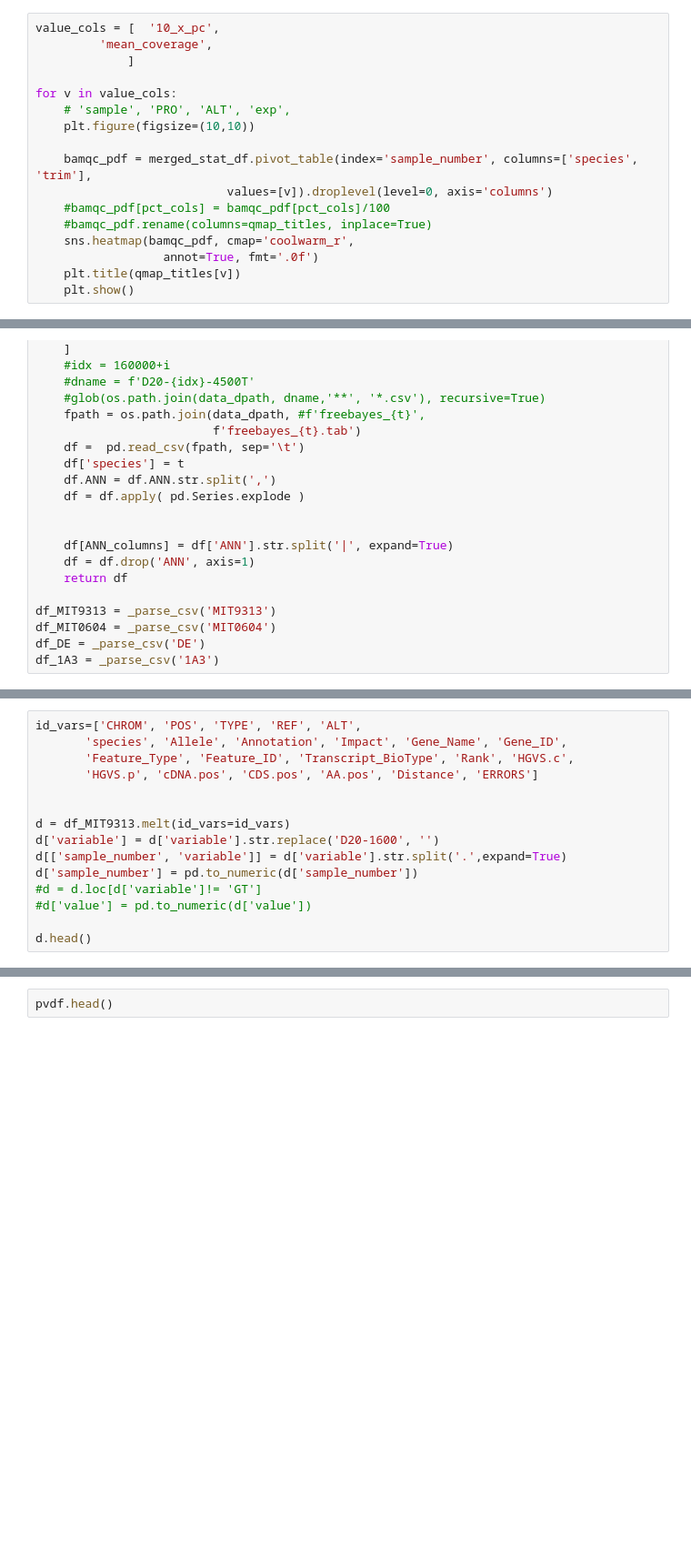
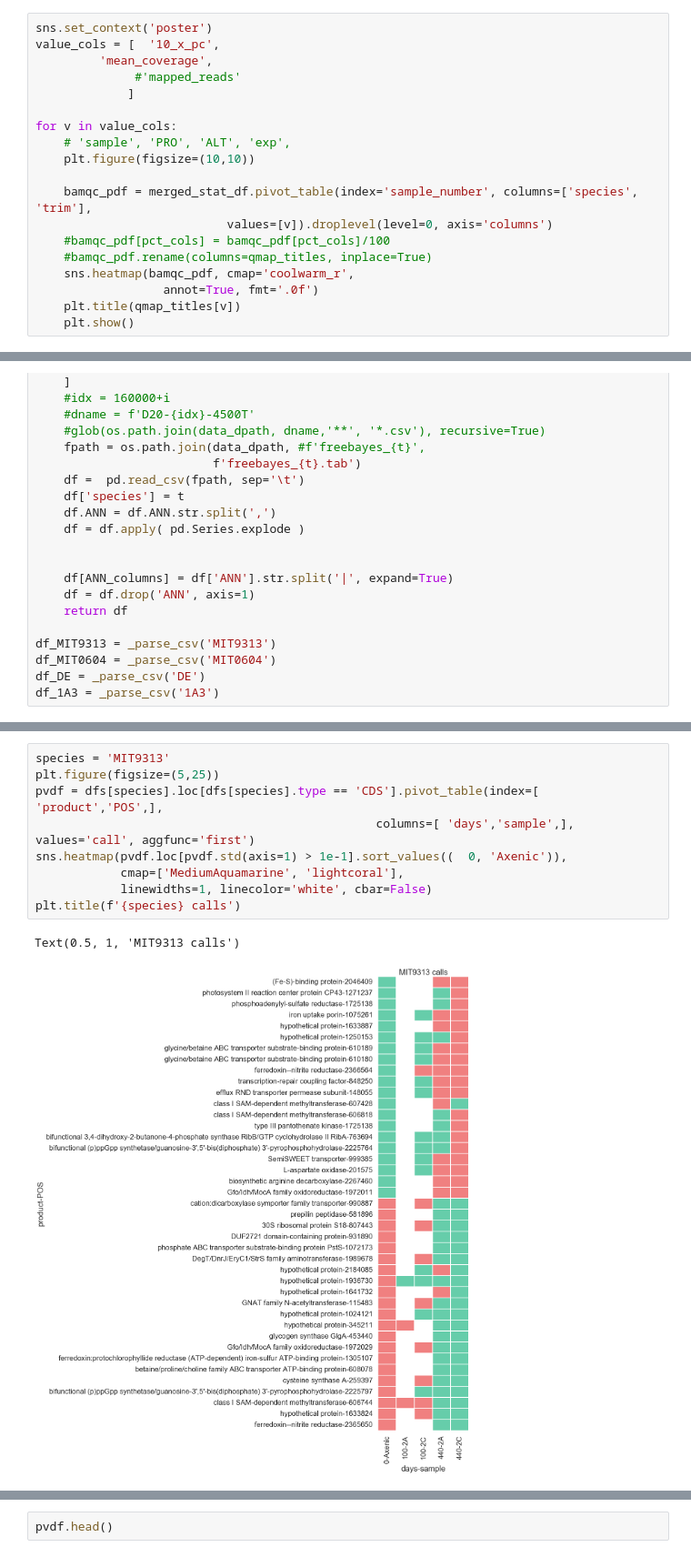
Before and after one commit to wosnat/ccpa, a Jupyter notebook: ccpa_snippy.ipynb, the cells around one changed output, grey strips where cells are left out. Shown at 91% size. Cells and saved outputs as stored; diff of their text form; blank space fills up the shorter version.

```diff
--- a/ccpa_snippy.ipynb
+++ b/ccpa_snippy.ipynb
@@ -330,8 +330,10 @@ plt.suptitle('% cov > 10x', y=1)
 Text(0.5, 1, '% cov > 10x')
 [figure]
 # %%
+sns.set_context('poster')
 value_cols = [  '10_x_pc',
          'mean_coverage',
+              #'mapped_reads'
              ]
 
 for v in value_cols:
@@ -417,15 +387,0 @@ Index(['CHROM', 'POS', 'TYPE', 'REF', 'ALT', 'D20-160003.GQ', 'D20-160003.GT',
-# %%
-id_vars=['CHROM', 'POS', 'TYPE', 'REF', 'ALT',
-       'species', 'Allele', 'Annotation', 'Impact', 'Gene_Name', 'Gene_ID',
-       'Feature_Type', 'Feature_ID', 'Transcript_BioType', 'Rank', 'HGVS.c',
-       'HGVS.p', 'cDNA.pos', 'CDS.pos', 'AA.pos', 'Distance', 'ERRORS']
-
-
-d = df_MIT9313.melt(id_vars=id_vars)
-d['variable'] = d['variable'].str.replace('D20-1600', '')
-d[['sample_number', 'variable']] = d['variable'].str.split('.',expand=True)
-d['sample_number'] = pd.to_numeric(d['sample_number'])
-#d = d.loc[d['variable']!= 'GT']
-#d['value'] = pd.to_numeric(d['value'])
-
-d.head()
@@ -467,0 +525,12 @@ pdf = d.pivot_table(index=(id_vars+['sample_number']), columns=['variable'], agg
+# %%
+species = 'MIT9313'
+plt.figure(figsize=(5,25))
+pvdf = dfs[species].loc[dfs[species].type == 'CDS'].pivot_table(index=[ 'product','POS',],
+                                                columns=[ 'days','sample',], values='call', aggfunc='first')
+sns.heatmap(pvdf.loc[pvdf.std(axis=1) > 1e-1].sort_values((  0, 'Axenic')),
+            cmap=['MediumAquamarine', 'lightcoral'],
+            linewidths=1, linecolor='white', cbar=False)
+plt.title(f'{species} calls')
+# %% [output]
+Text(0.5, 1, 'MIT9313 calls')
+[figure, added]
```
Also changed, not shown: parts of 31 cells of this notebook, 9 other files.
